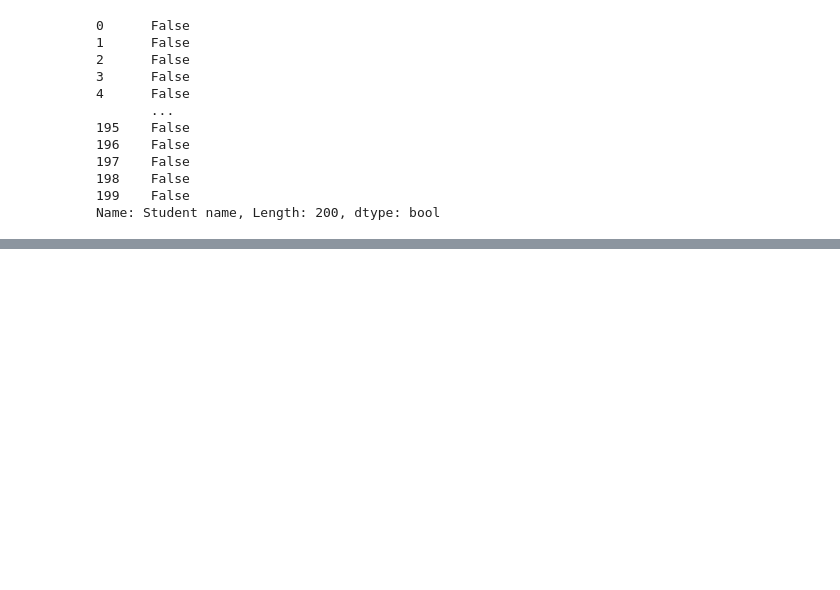
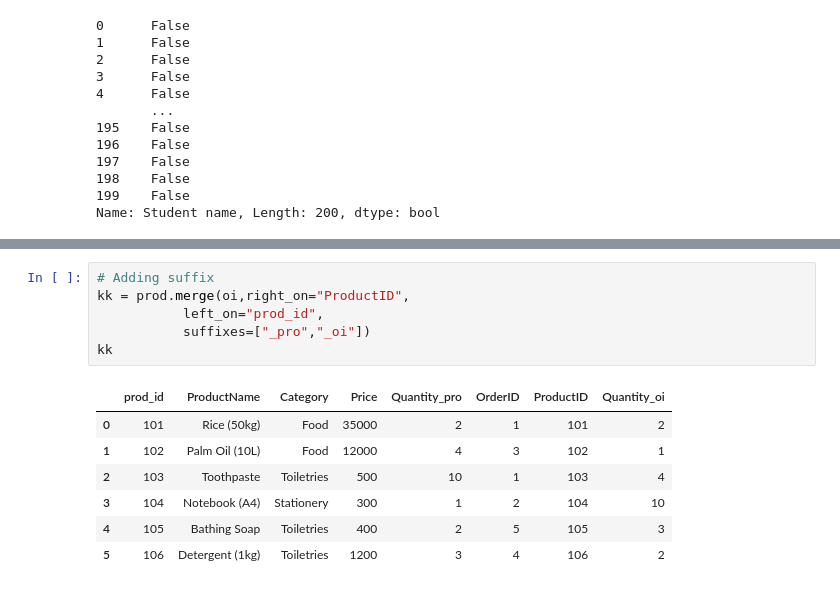
Before and after one commit to Femiolajide/Note, a Jupyter notebook: pop.ipynb, the cells around one changed output, grey strips where cells are left out. Saved outputs shown, nothing was run; the diff lists cells and outputs as text; blank space fills up the shorter version.

```diff
--- a/pop.ipynb
+++ b/pop.ipynb
@@ -1129,0 +1223,14 @@ Name: Student name, Length: 200, dtype: bool
+# %%
+# Adding suffix
+kk = prod.merge(oi,right_on="ProductID",
+           left_on="prod_id",
+           suffixes=["_pro","_oi"])
+kk
+# %% [output]
+|  | prod_id | ProductName | Category | Price | Quantity_pro | OrderID | ProductID | Quantity_oi |
+| 0 | 101 | Rice (50kg) | Food | 35000 | 2 | 1 | 101 | 2 |
+| 1 | 102 | Palm Oil (10L) | Food | 12000 | 4 | 3 | 102 | 1 |
+| 2 | 103 | Toothpaste | Toiletries | 500 | 10 | 1 | 103 | 4 |
+| 3 | 104 | Notebook (A4) | Stationery | 300 | 1 | 2 | 104 | 10 |
+| 4 | 105 | Bathing Soap | Toiletries | 400 | 2 | 5 | 105 | 3 |
+| 5 | 106 | Detergent (1kg) | Toiletries | 1200 | 3 | 4 | 106 | 2 |
```
Also changed, not shown: parts of 14 cells of this notebook.
